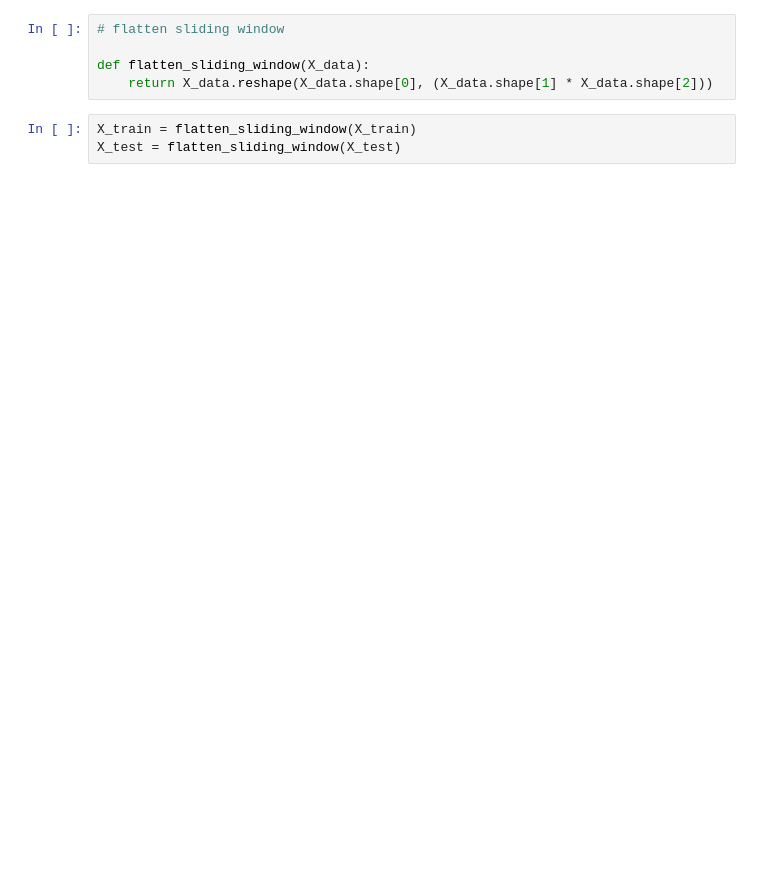
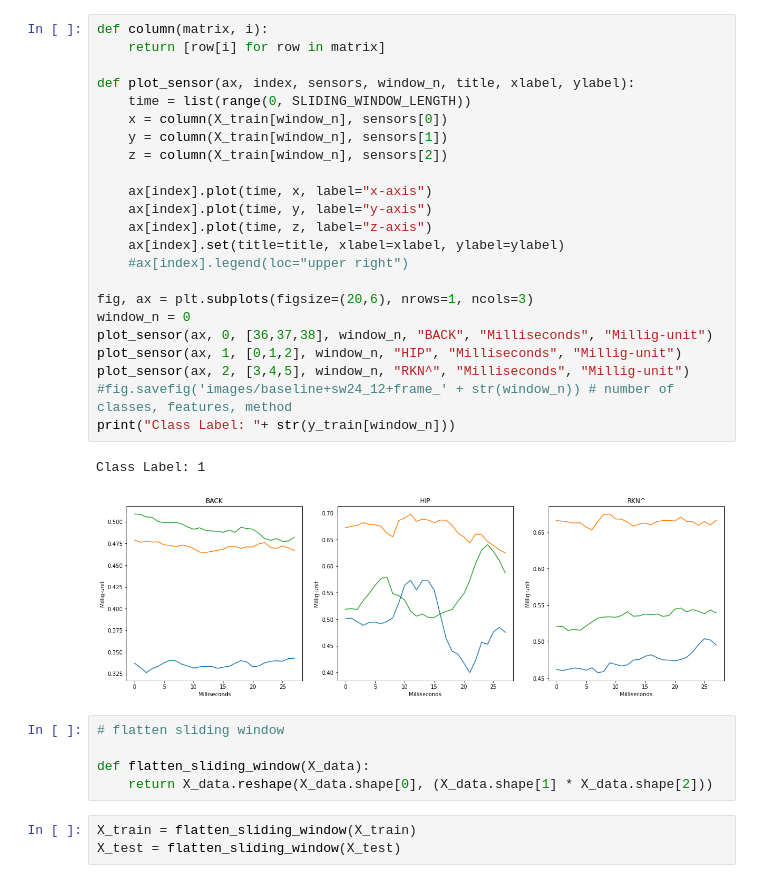
Before and after one commit to bt1g18/comp3200, a Jupyter notebook: baseline_model.ipynb, the cells around one changed output. Cells and saved outputs as stored; diff of their text form; blank space fills up the shorter version.

```diff
--- a/baseline_model.ipynb
+++ b/baseline_model.ipynb
@@ -164,3 +139,29 @@ print(X_test.shape)
+# %%
+def column(matrix, i):
+    return [row[i] for row in matrix]
+
+def plot_sensor(ax, index, sensors, window_n, title, xlabel, ylabel):
+    time = list(range(0, SLIDING_WINDOW_LENGTH))
+    x = column(X_train[window_n], sensors[0])
+    y = column(X_train[window_n], sensors[1])
+    z = column(X_train[window_n], sensors[2])
+
+    ax[index].plot(time, x, label="x-axis")
+    ax[index].plot(time, y, label="y-axis")
+    ax[index].plot(time, z, label="z-axis")
+    ax[index].set(title=title, xlabel=xlabel, ylabel=ylabel)
+    #ax[index].legend(loc="upper right")
+
+fig, ax = plt.subplots(figsize=(20,6), nrows=1, ncols=3)
+window_n = 0
+plot_sensor(ax, 0, [36,37,38], window_n, "BACK", "Milliseconds", "Millig-unit")
+plot_sensor(ax, 1, [0,1,2], window_n, "HIP", "Milliseconds", "Millig-unit")
+plot_sensor(ax, 2, [3,4,5], window_n, "RKN^", "Milliseconds", "Millig-unit")
+#fig.savefig('images/baseline+sw24_12+frame_' + str(window_n)) # number of classes, features, method
+print("Class Label: "+ str(y_train[window_n]))
+# %% [output]
+Class Label: 1
+[figure, added]
 # %%
 # flatten sliding window
 
```
Also changed, not shown: parts of 6 cells of this notebook, 3 other files.
